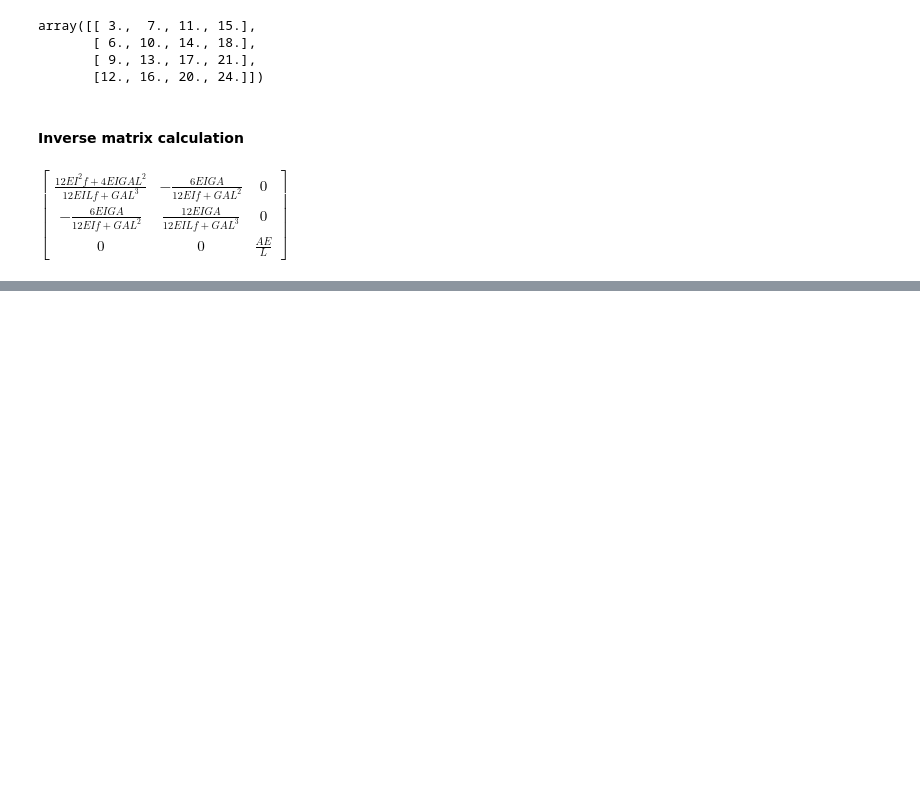
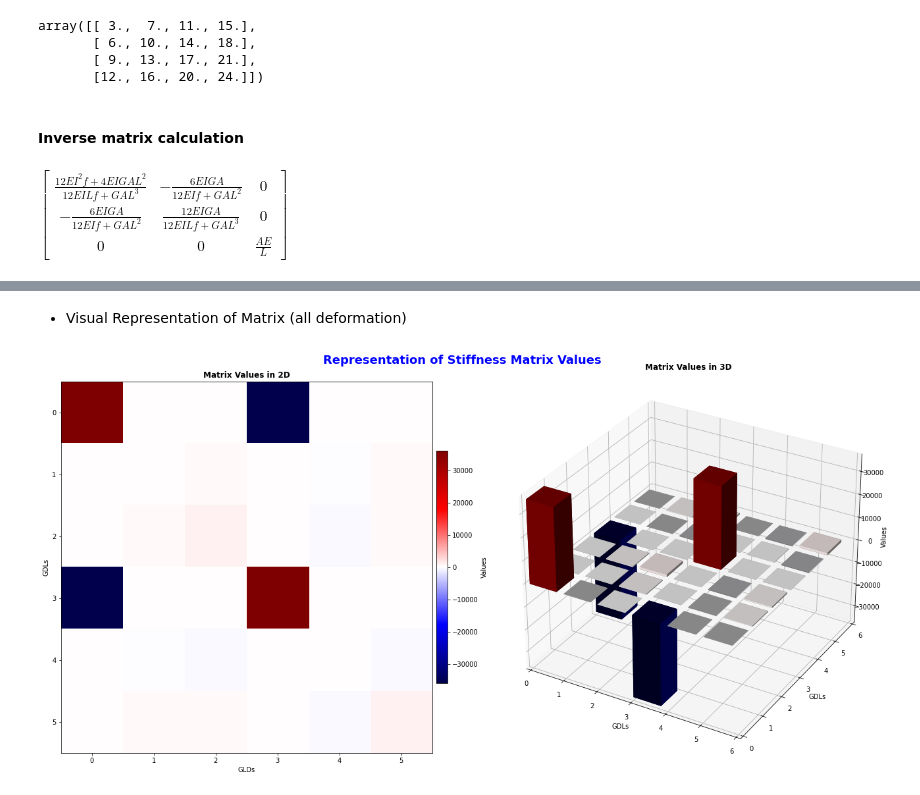
Before and after one commit to Normando1945/Repo_Maxtrix_Analisys, a Jupyter notebook: examples/Basic_Coding.ipynb, the cells around one changed output, grey strips where cells are left out. Cells and saved outputs as stored; diff of their text form; code cells hidden in the pictures; blank space fills up the shorter version.

```diff
--- a/examples/Basic_Coding.ipynb
+++ b/examples/Basic_Coding.ipynb
@@ -244,0 +321,7 @@ pepito_df
+# %% [markdown]
+* Visual Representation of Matrix (all deformation)
+# %%
+D2matrix = M_visual_2D_3D(kl)
+plot2d = D2matrix.M_visual()
+# %% [output]
+[figure, added]
```
Also changed, not shown: parts of 20 cells of this notebook, 4 other files.
